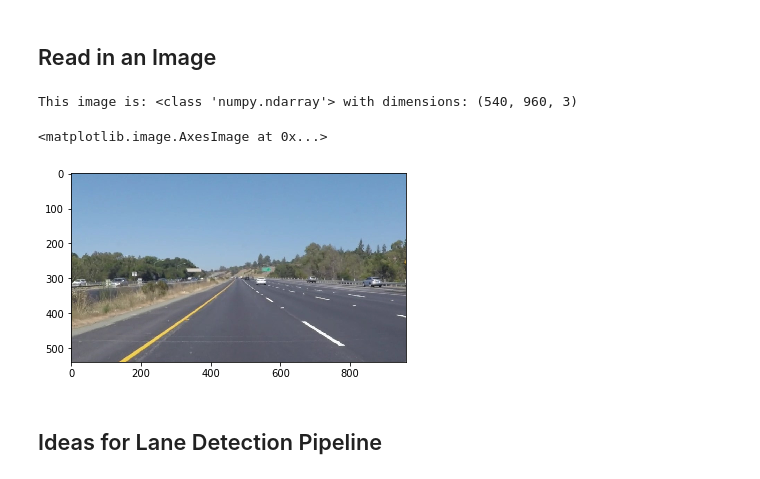
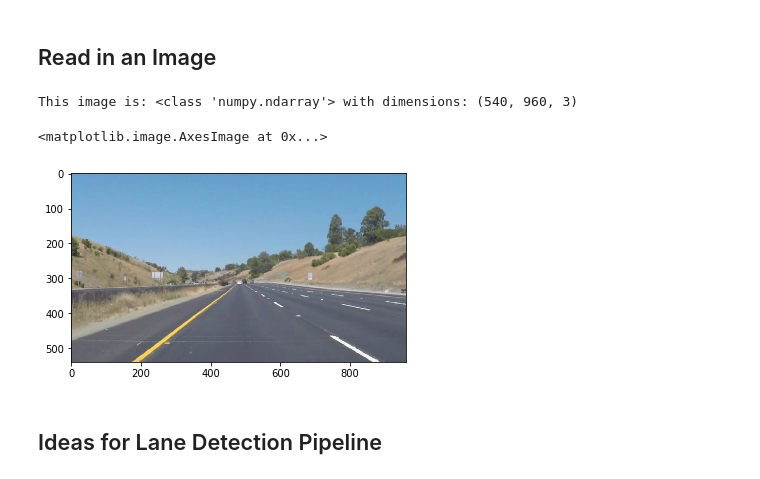
Before and after one commit to pankaj02/CarND-LaneLines-P1, a Jupyter notebook: P1.ipynb, the cells around one changed output. Drawn from its saved outputs; the diff is of its cells as text; code cells hidden in the pictures.

```diff
--- a/P1.ipynb
+++ b/P1.ipynb
@@ -51,15 +51,15 @@ import cv2
 ## Read in an Image
 # %%
 #reading in an image
-image = mpimg.imread('test_images/solidYellowLeft.jpg')
+image = mpimg.imread('test_images/whiteCarLaneSwitch.jpg')
 
 #printing out some stats and plotting
 print('This image is:', type(image), 'with dimensions:', image.shape)
 plt.imshow(image)  # if you wanted to show a single color channel image called 'gray', for example, call as plt.imshow(gray, cmap='gray')
 # %% [output]
 This image is: <class 'numpy.ndarray'> with dimensions: (540, 960, 3)
 <matplotlib.image.AxesImage at 0x...>
-[figure, old version]
+[figure, new version]
 # %% [markdown]
 ## Ideas for Lane Detection Pipeline
 # %% [markdown]
```
Also changed, not shown: parts of 8 cells of this notebook.
